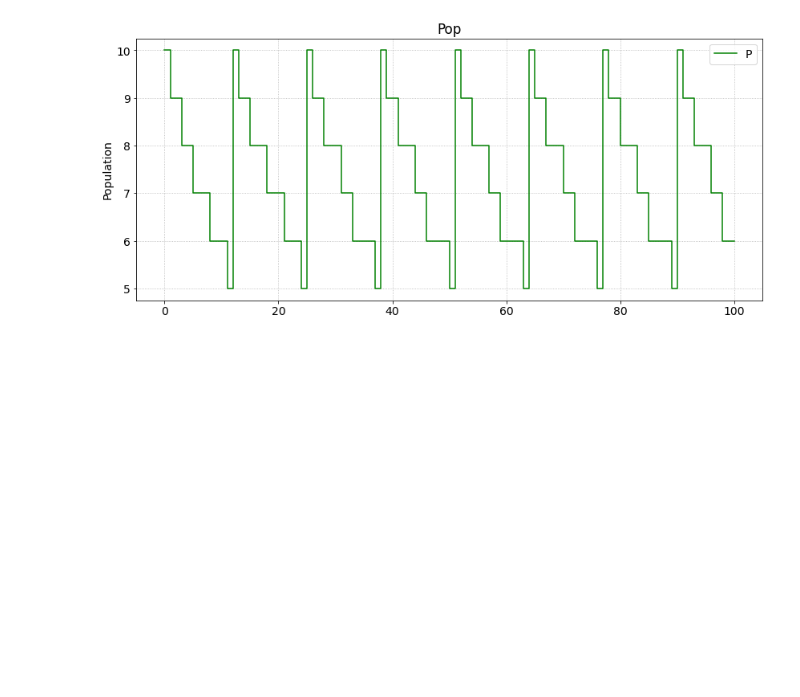
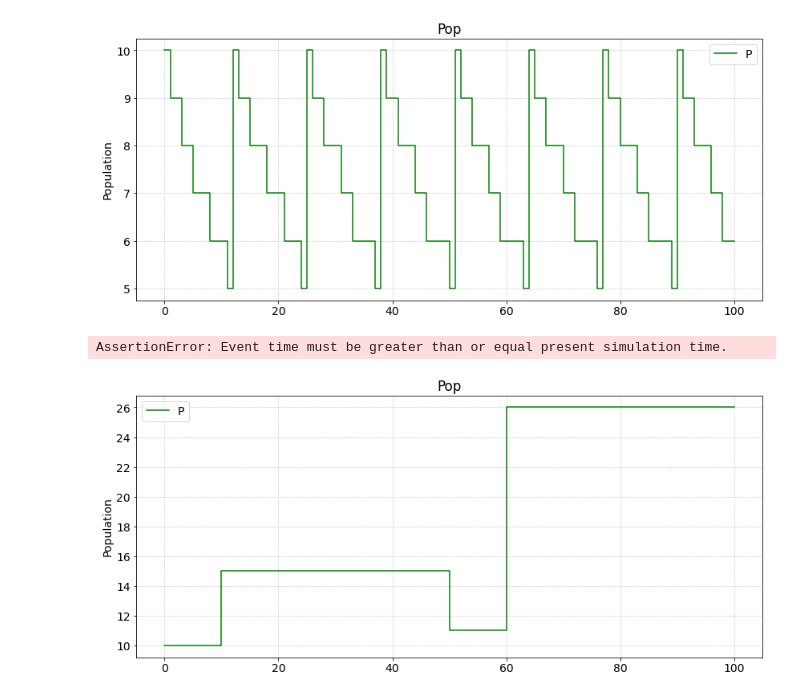
Before and after one commit to DND-DRDC-RDDC/OS_PyCoMod, a Jupyter notebook: test.ipynb, the cells around one changed output. Cells and saved outputs as stored; diff of their text form; code cells hidden in the pictures; blank space fills up the shorter version.

Commit message:
wait_message, send_message

```diff
--- a/test.ipynb
+++ b/test.ipynb
@@ -565,3 +568,41 @@ plt = pcm.Plotter(title='Pop', ylabel='Population', fontsize=14, xdates=False)
 plt.plot(mgr['My run']['output']['P'], color='green', label='P', step=True)
 # %% [output]
 [figure]
+# %%
+class Msg(pcm.Model):
+    def build(self):
+        P = self.pool(10)
+
+        @self.process(start=self.wait_time(10))
+        def start():
+            P.add(5)
+            x = yield self.wait_message("wake up!")
+
+            P.remove(x)
+
+            yield self.wait_time(40)
+
+            P.add(15)
+
+
+        @self.process(start=self.wait_time(0))
+        def msg():
+            yield self.wait_time(50)
+
+            self.send_message("wake up!", 4)
+
+
+
+        return locals()
+
+m11 = Msg()
+# %%
+mgr = pcm.RunManager()
+mgr.run(m11, duration=100, label='My run')
+# %% [output]
+AssertionError: Event time must be greater than or equal present simulation time.
+# %%
+plt = pcm.Plotter(title='Pop', ylabel='Population', fontsize=14, xdates=False)
+plt.plot(mgr['My run']['output']['P'], color='green', label='P', step=True)
+# %% [output]
+[figure, added]
```
Also changed, not shown: parts of 9 cells of this notebook, 2 other files.
